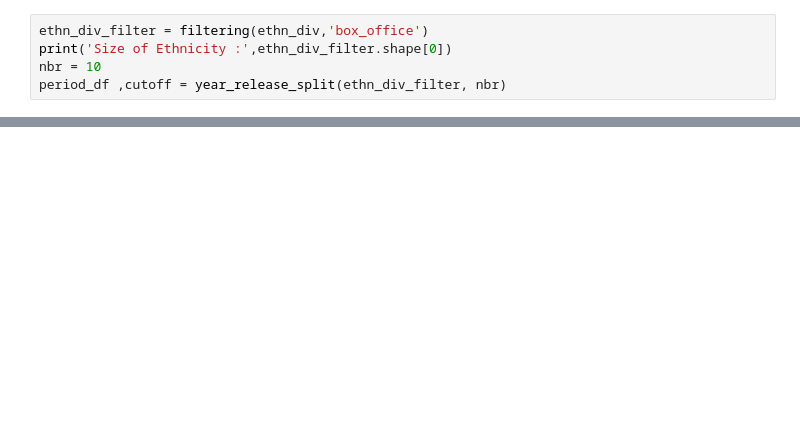
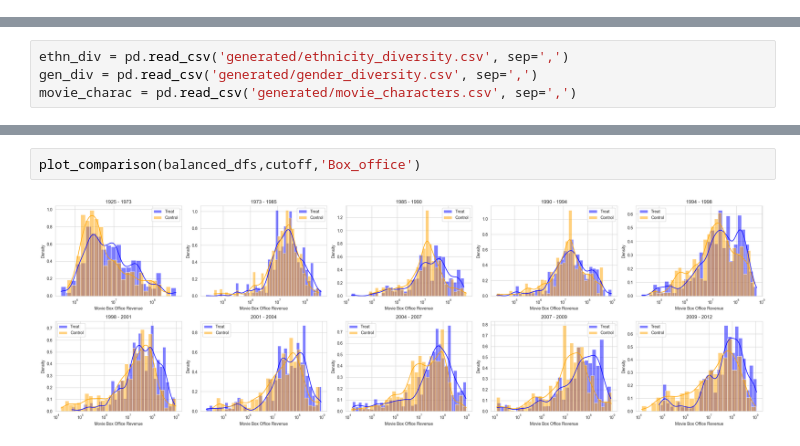
Before and after one commit to epfl-ada/ada-2023-project-analytixxperts2023, a Jupyter notebook: causal_analysis_group_years.ipynb, the cells around one changed output, grey strips where cells are left out. Saved outputs shown, nothing was run; the diff lists cells and outputs as text; blank space fills up the shorter version.

```diff
--- a/causal_analysis_group_years.ipynb
+++ b/causal_analysis_group_years.ipynb
@@ -183,5 +0,0 @@ def plot_regression_line(balanced_dfs,mods,
-# %%
-ethn_div_filter = filtering(ethn_div,'box_office')
-print('Size of Ethnicity :',ethn_div_filter.shape[0])
-nbr = 10
-period_df ,cutoff = year_release_split(ethn_div_filter, nbr)
@@ -418,0 +10,4 @@ plot_regression_line(
+# %%
+ethn_div = pd.read_csv('generated/ethnicity_diversity.csv', sep=',')
+gen_div = pd.read_csv('generated/gender_diversity.csv', sep=',')
+movie_charac = pd.read_csv('generated/movie_characters.csv', sep=',')
@@ -418,0 +375,4 @@ plot_regression_line(
+# %%
+plot_comparison(balanced_dfs,cutoff,'Box_office')
+# %% [output]
+[figure, added]
```
Also changed, not shown: parts of 59 cells of this notebook.
